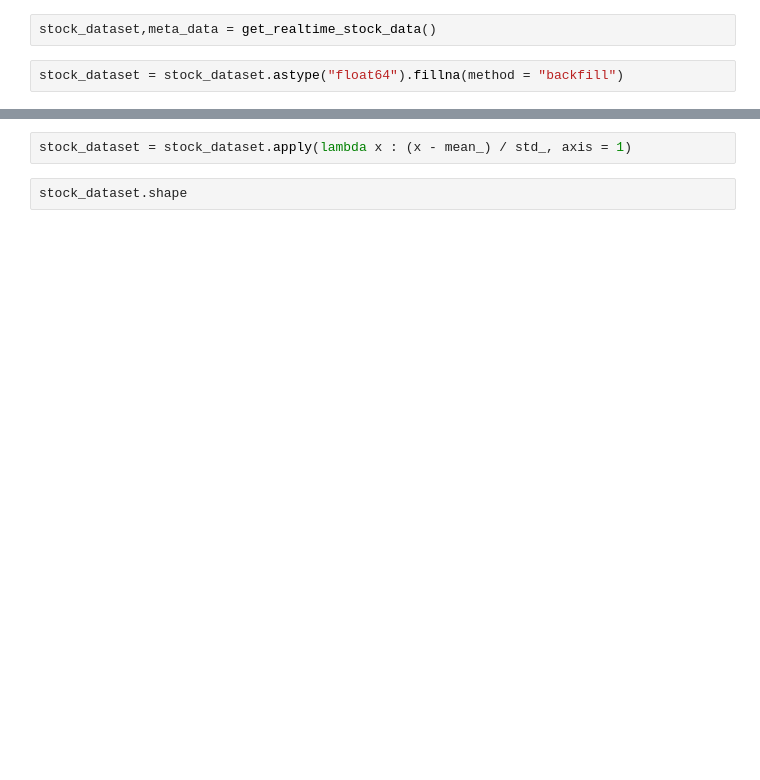
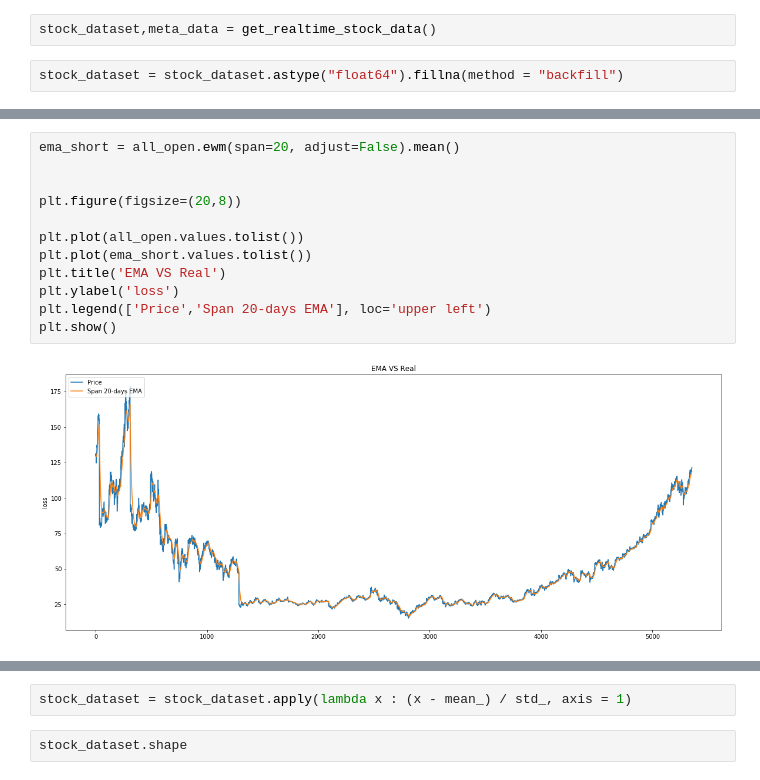
Before and after one commit to zhangruochi/Stockive, a Jupyter notebook: stockive2.ipynb, the cells around one changed output, grey strips where cells are left out. Saved outputs shown, nothing was run; the diff lists cells and outputs as text; blank space fills up the shorter version.

```diff
--- a/stockive2.ipynb
+++ b/stockive2.ipynb
@@ -77,0 +81,14 @@ all_open.plot(figsize = (20,8))
+# %%
+ema_short = all_open.ewm(span=20, adjust=False).mean()
+
+
+plt.figure(figsize=(20,8))
+
+plt.plot(all_open.values.tolist())
+plt.plot(ema_short.values.tolist())
+plt.title('EMA VS Real')
+plt.ylabel('loss')
+plt.legend(['Price','Span 20-days EMA'], loc='upper left')
+plt.show()
+# %% [output]
+[figure, added]
```
Also changed, not shown: parts of 38 cells of this notebook, 18 other files.
